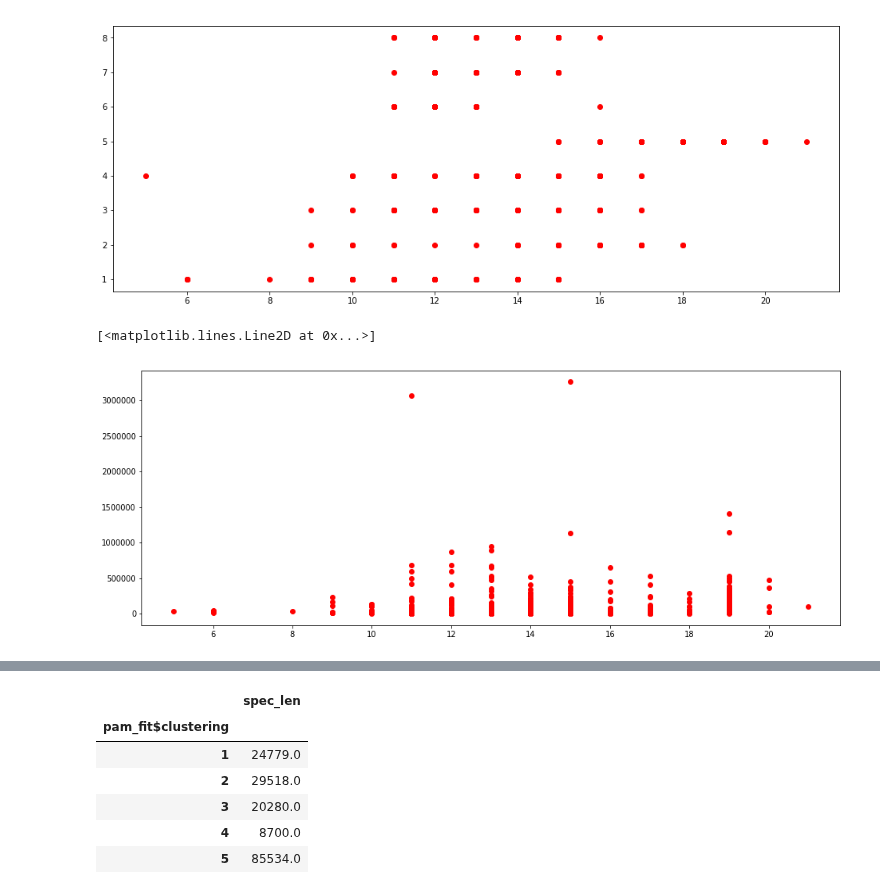
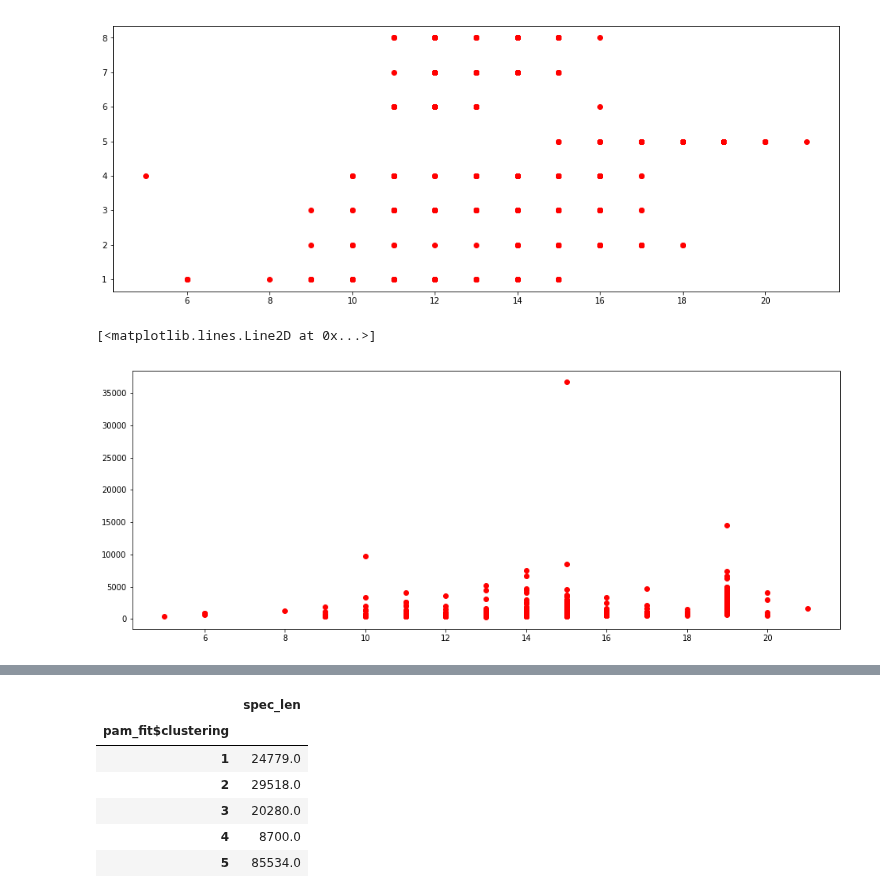
Before and after one commit to pmanlukas/thesisdata, a Jupyter notebook: Analyse Cluster.ipynb, the cells around one changed output, grey strips where cells are left out. Drawn from its saved outputs; the diff is of its cells as text; code cells hidden in the pictures.

```diff
--- a/Analyse Cluster.ipynb
+++ b/Analyse Cluster.ipynb
@@ -75,0 +93,9 @@ with open('obj/spec_len.pkl', 'wb') as handle:
+# %%
+info_objs = dict()
+
+with open('obj/infodict0518.pkl', 'rb') as handle:
+    info_objs = pickle.load(handle)
+
+keys = list(info_objs.keys())
+print(keys)
+len(keys)
@@ -75,0 +122,7 @@ with open('obj/spec_len.pkl', 'wb') as handle:
+# %%
+info_string = dict()
+
+for info in specs:
+    str_info = json.dumps(info_objs[info])
+    info_string[info] = str_info
+print(len(info_string.keys()))
@@ -75,0 +131,6 @@ with open('obj/spec_len.pkl', 'wb') as handle:
+# %%
+info_len = list()
+for inf in info_string:
+    length = len(info_string[inf])
+    info_len.append(length)
+print(len(info_len))
@@ -115,6 +207,7 @@ structdf = pd.read_csv('PAMcomplete0518.csv',index_col='X')
 structdf = structdf.iloc[:,1:]
 structdf['fields'] = structdf[col_list].sum(axis=1)
 structdf['spec_len'] = spec_len
+structdf['info_len'] = info_len
 structdf.head()
 # %% [output]
 |  | swagger | info | host | basePath | schemes | consumes | produces | paths | definitions | parameters | ... |
@@ -544,10 +717,10 @@ plt.plot(structdf['fields'],structdf['pam_fit$clustering'], 'ro')
 [<matplotlib.lines.Line2D at 0x...>]
 [figure]
 # %%
-plt.plot(structdf['fields'],structdf['spec_len'], 'ro')
+plt.plot(structdf['fields'],structdf['info_len'], 'ro')
 # %% [output]
 [<matplotlib.lines.Line2D at 0x...>]
-[figure, old version]
+[figure, new version]
 # %%
 display(structdf.groupby('pam_fit$clustering').median())
 # %% [output]
```
Also changed, not shown: parts of 36 cells of this notebook, 1 other file.
